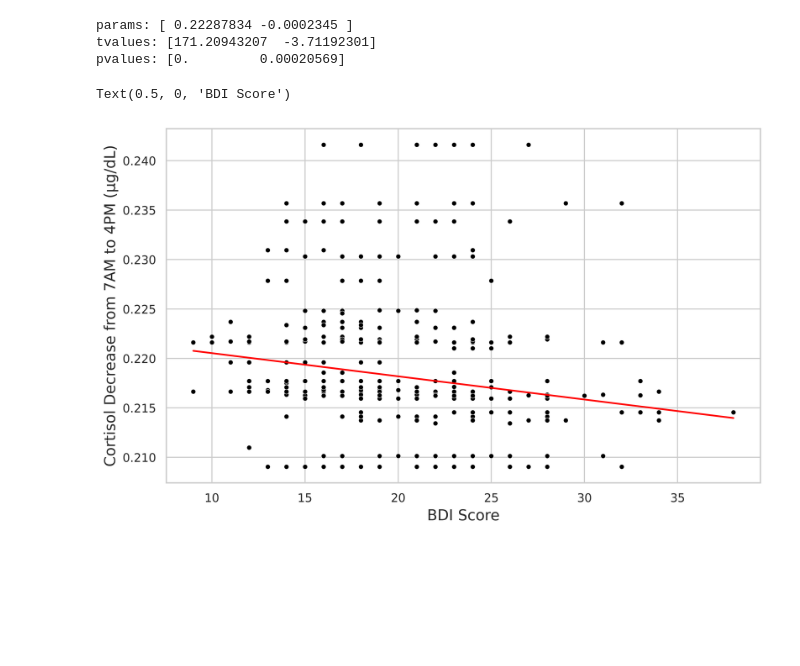
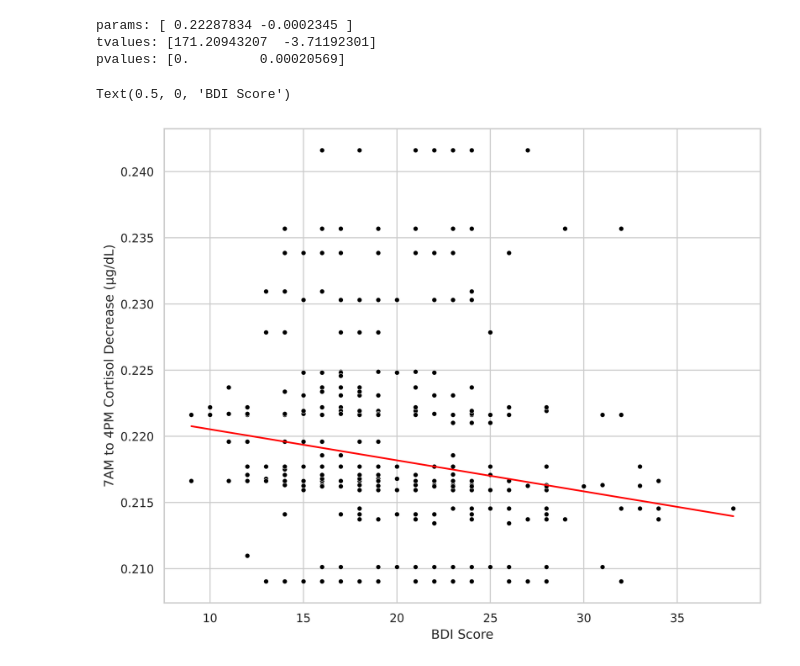
Before and after one commit to Kiron-Ang/DFHL, a Jupyter notebook: cortisol_depression.ipynb, the cells around one changed output. Saved outputs shown, nothing was run; the diff lists cells and outputs as text; code cells hidden in the pictures; blank space fills up the shorter version.

Commit message:
Generate scatter plot again and modify comments

```diff
--- a/cortisol_depression.ipynb
+++ b/cortisol_depression.ipynb
@@ -269,26 +282,29 @@ pvalues: [0.         0.00020569]
 # %%
 # Create a scatter plot with matplotlib.pyplot and seaborn
 import matplotlib.pyplot
 
 seaborn.set_theme(style="whitegrid")
 
-matplotlib.pyplot.figure(figsize = (10, 6), dpi = 600)
+# Control figure size and resolution with matplotlib.pyplot.figure
+matplotlib.pyplot.figure(figsize = (10, 8), dpi = 600)
 
 scatterplot = seaborn.scatterplot(
     y = cortisol_differences,
     x = bdi_scores,
     s = 20,
     color = "black"
 )
 
-# independent variable, dependent variable
+# Plot a red line representing the robust linear model
+# with plot(independent variable, dependent variable)
 matplotlib.pyplot.plot(bdi_scores, rlm.predict(rlm_bdi_scores), color = 'red')
 
-matplotlib.pyplot.ylabel('Cortisol Decrease from 7AM to 4PM (µg/dL)', fontsize=14)
-matplotlib.pyplot.xlabel('BDI Score', fontsize=14)
+# Add labels to the plot
+matplotlib.pyplot.ylabel("7AM to 4PM Cortisol Decrease (µg/dL)", fontsize = 12)
+matplotlib.pyplot.xlabel("BDI Score", fontsize = 12)
 # %% [output]
 Text(0.5, 0, 'BDI Score')
-[figure, old version]
+[figure, new version]
 # %%
 # Save the scatter plot!
 scatterplot.figure.savefig("cortisol_depression_kiron.png", dpi=600, bbox_inches='tight')
```
Also changed, not shown: parts of 6 cells of this notebook.
